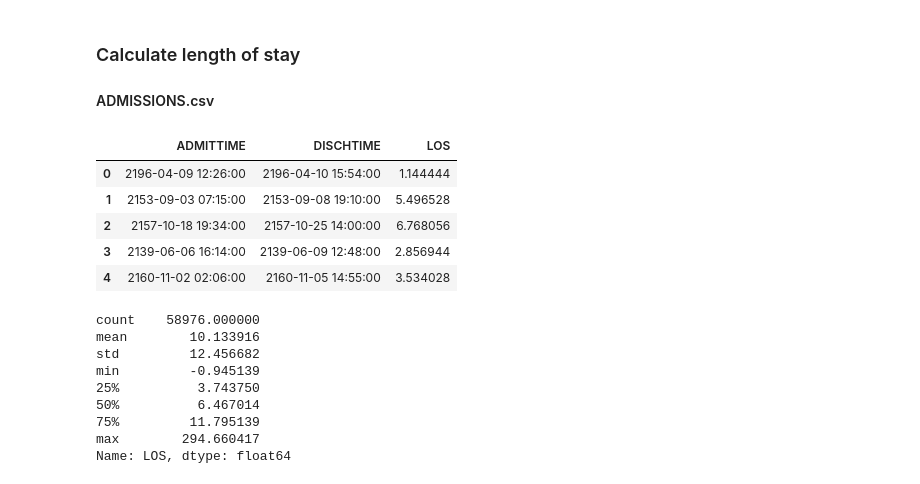
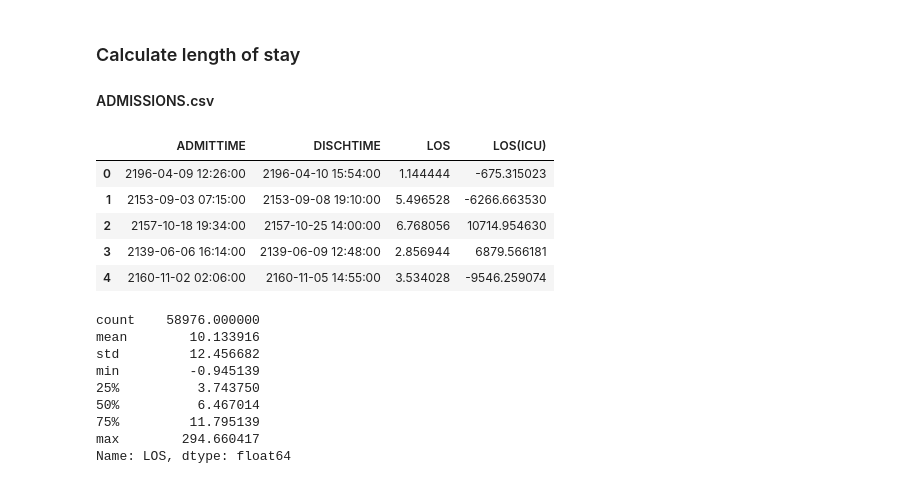
Before and after one commit to mitchgauthier/info_vis_mimic_survival, a Jupyter notebook: predicting length of stay in hospital.ipynb, the cells around one changed output. Cells and saved outputs as stored; diff of their text form; code cells hidden in the pictures.

```diff
--- a/predicting length of stay in hospital.ipynb
+++ b/predicting length of stay in hospital.ipynb
@@ -46,0 +24,3 @@ None
+# %%
+ICUSTAYS = pd.read_csv('ICUSTAYS.csv')
+ICUSTAYS.head()
@@ -64,17 +51,23 @@ ADMISSIONS.head()
 #### ADMISSIONS.csv
 # %%
 ADMISSIONS['ADMITTIME'] = pd.to_datetime(ADMISSIONS['ADMITTIME'])
+ICUSTAYS['INTIME']= pd.to_datetime(ICUSTAYS['INTIME'])
 ADMISSIONS['DISCHTIME'] = pd.to_datetime(ADMISSIONS['DISCHTIME'])
-ADMISSIONS['LOS'] = (ADMISSIONS['DISCHTIME'] - ADMISSIONS['ADMITTIME']).dt.total_seconds()/86400
+
+# ICU in time, hospital out time
+ADMISSIONS['LOS(ICU)'] = (ADMISSIONS['DISCHTIME'] -
+                     ICUSTAYS['INTIME']).dt.total_seconds()/86400
+ADMISSIONS['LOS'] = (ADMISSIONS['DISCHTIME'] -
+                     ADMISSIONS['ADMITTIME']).dt.total_seconds()/86400
 # %%
-ADMISSIONS[['ADMITTIME', 'DISCHTIME', 'LOS']].head()
+ADMISSIONS[['ADMITTIME', 'DISCHTIME', 'LOS','LOS(ICU)']].head()
 # %% [output]
-|  | ADMITTIME | DISCHTIME | LOS |
-| 0 | 2196-04-09 12:26:00 | 2196-04-10 15:54:00 | 1.144444 |
-| 1 | 2153-09-03 07:15:00 | 2153-09-08 19:10:00 | 5.496528 |
-| 2 | 2157-10-18 19:34:00 | 2157-10-25 14:00:00 | 6.768056 |
-| 3 | 2139-06-06 16:14:00 | 2139-06-09 12:48:00 | 2.856944 |
-| 4 | 2160-11-02 02:06:00 | 2160-11-05 14:55:00 | 3.534028 |
+|  | ADMITTIME | DISCHTIME | LOS | LOS(ICU) |
+| 0 | 2196-04-09 12:26:00 | 2196-04-10 15:54:00 | 1.144444 | -675.315023 |
+| 1 | 2153-09-03 07:15:00 | 2153-09-08 19:10:00 | 5.496528 | -6266.663530 |
+| 2 | 2157-10-18 19:34:00 | 2157-10-25 14:00:00 | 6.768056 | 10714.954630 |
+| 3 | 2139-06-06 16:14:00 | 2139-06-09 12:48:00 | 2.856944 | 6879.566181 |
+| 4 | 2160-11-02 02:06:00 | 2160-11-05 14:55:00 | 3.534028 | -9546.259074 |
 # %%
 ADMISSIONS['LOS'].describe()
 # %% [output]
```
Also changed, not shown: parts of 61 cells of this notebook.
